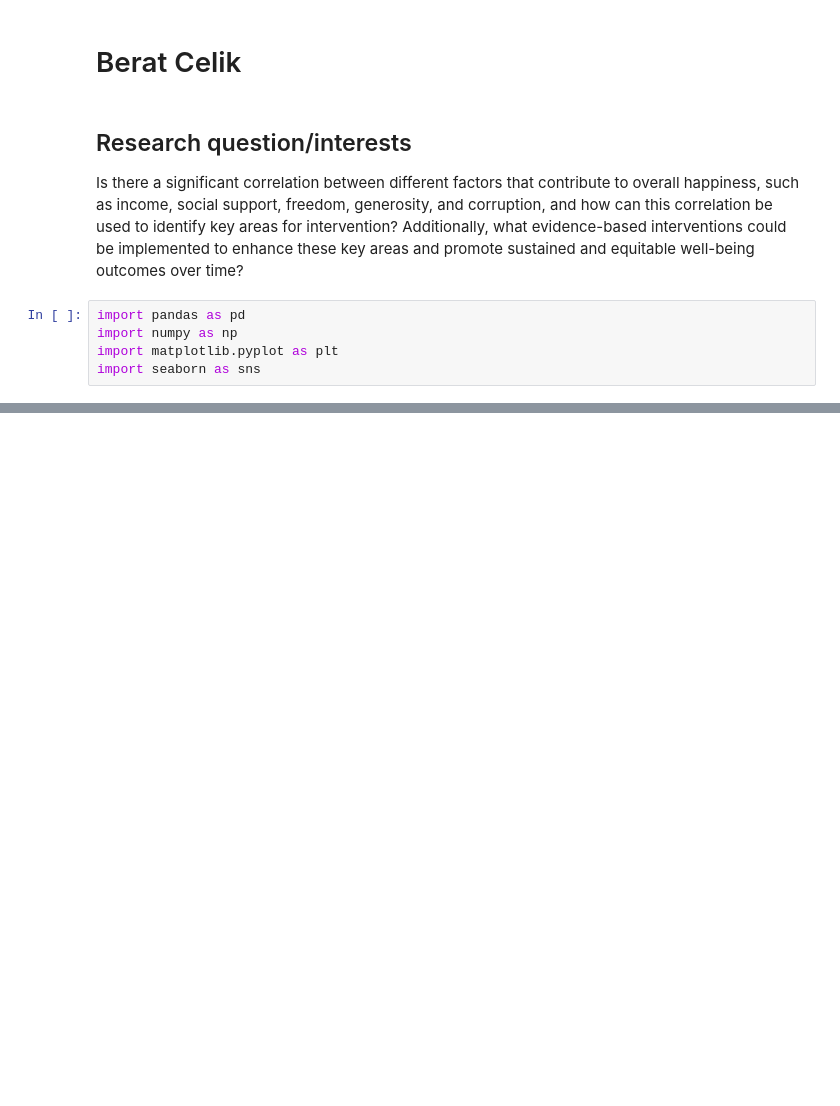
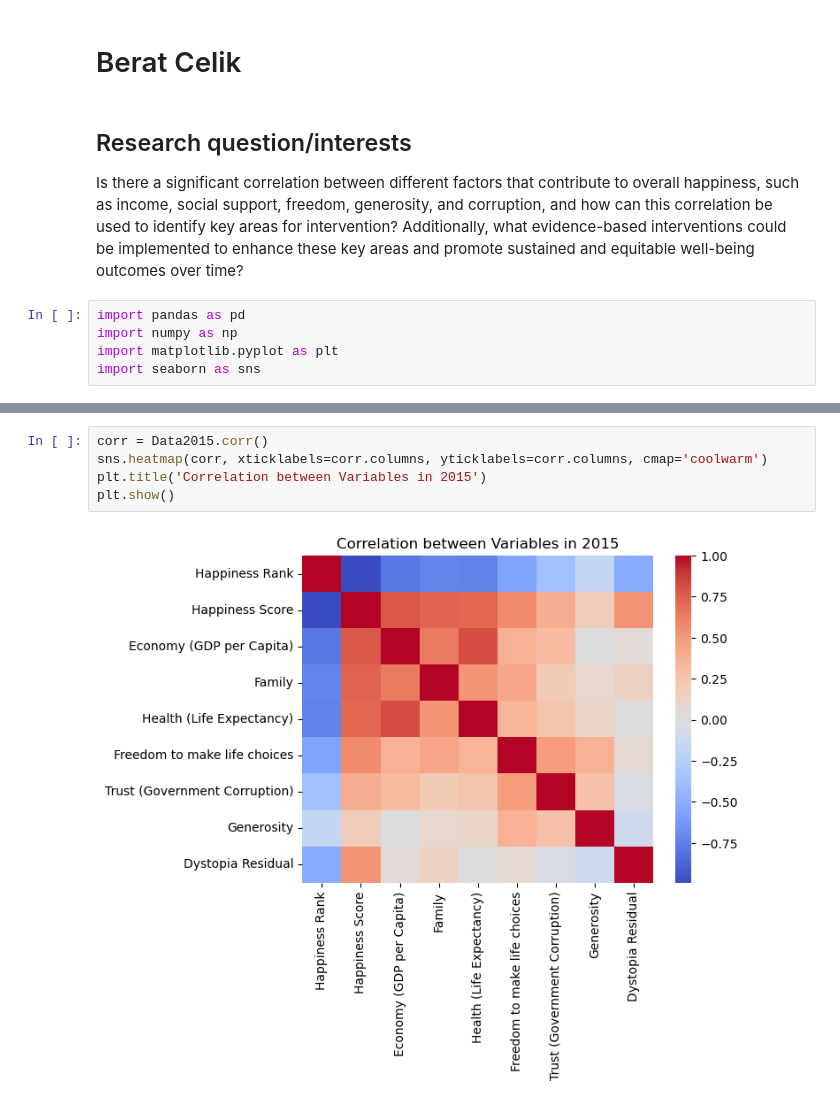
Before and after one commit to ubco-W2022T2-data301/project-group-group100, a Jupyter notebook: analysis/analysis1.ipynb, the cells around one changed output, grey strips where cells are left out. Saved outputs shown, nothing was run; the diff lists cells and outputs as text; blank space fills up the shorter version.

```diff
--- a/analysis/analysis1.ipynb
+++ b/analysis/analysis1.ipynb
@@ -19,0 +36,7 @@ Raw_Data_2022 = pd.read_csv('../data/raw/Raw Data/2022.csv')
+# %%
+corr = Data2015.corr()
+sns.heatmap(corr, xticklabels=corr.columns, yticklabels=corr.columns, cmap='coolwarm')
+plt.title('Correlation between Variables in 2015')
+plt.show()
+# %% [output]
+[figure, added]
```
Also changed, not shown: parts of 7 cells of this notebook, 1 other file.
